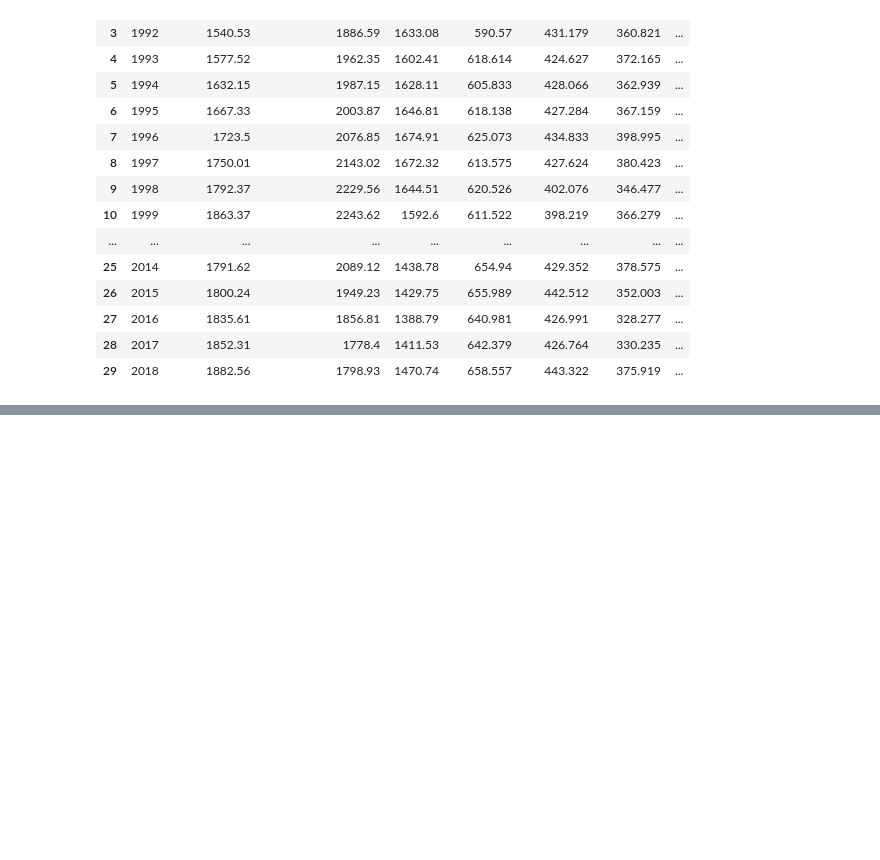
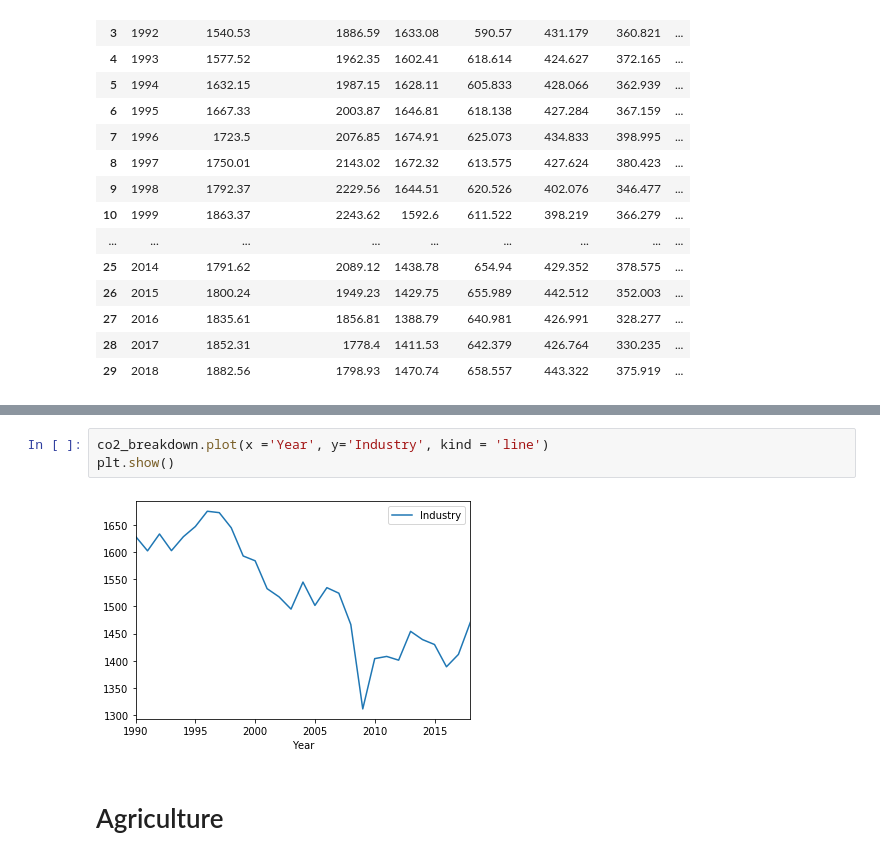
Before and after one commit to WMcWilliams15/NSS-Capstone, a Jupyter notebook: Notebooks/Breakdown of co2 emissions for the U.S..ipynb, the cells around one changed output, grey strips where cells are left out. Saved outputs shown, nothing was run; the diff lists cells and outputs as text; blank space fills up the shorter version.

```diff
--- a/Notebooks/Breakdown of co2 emissions for the U.S..ipynb
+++ b/Notebooks/Breakdown of co2 emissions for the U.S..ipynb
@@ -44,0 +116,7 @@ co2_breakdown
+# %%
+co2_breakdown.plot(x ='Year', y='Industry', kind = 'line')
+plt.show()
+# %% [output]
+[figure, added]
+# %% [markdown]
+# Agriculture
```
Also changed, not shown: parts of 23 cells of this notebook, 4 other files.
